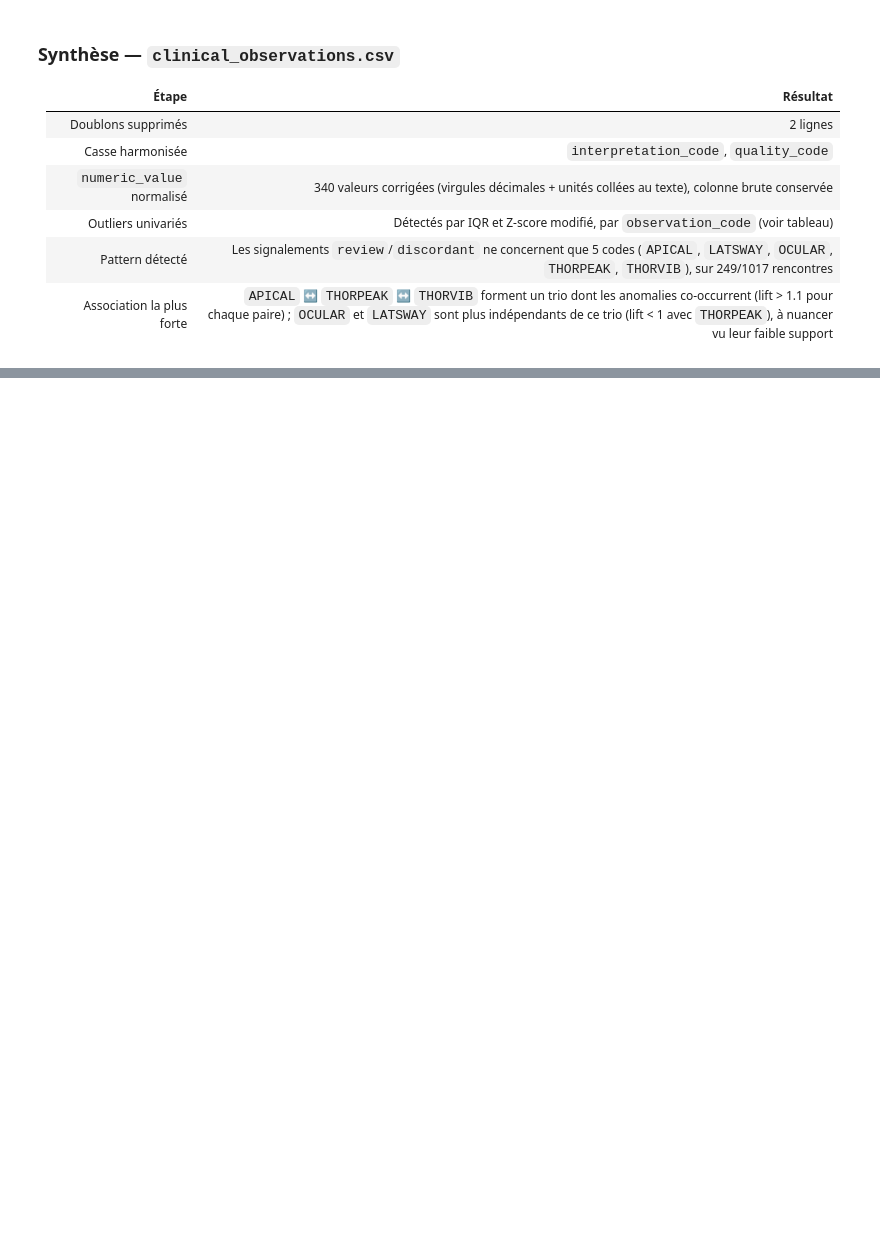
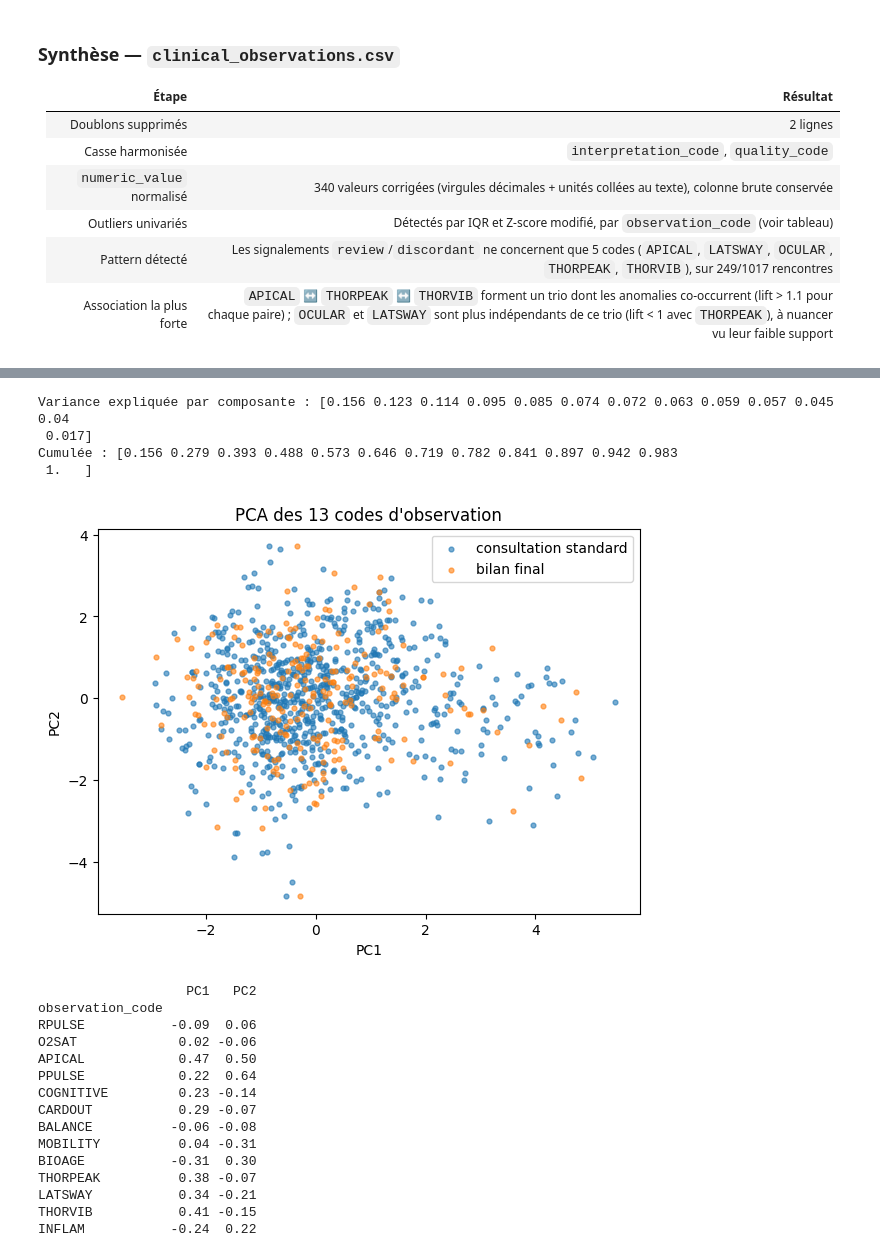
Before and after one commit to Sheik-info/20262027-UE-DataMining-Project, a Jupyter notebook: health.ipynb, the cells around one changed output, grey strips where cells are left out. Drawn from its saved outputs; the diff is of its cells as text; code cells hidden in the pictures; blank space fills up the shorter version.

Commit message:
clinical_observations (partie 1) : tableau large, imputation médiane, standardisation, PCA

```diff
--- a/health.ipynb
+++ b/health.ipynb
@@ -1258,2 +1503,48 @@ df_regles
+# %%
+# Étape 3 : standardisation + PCA
+from sklearn.preprocessing import StandardScaler
+from sklearn.decomposition import PCA
+import matplotlib.pyplot as plt
+
+X_obs = pd.DataFrame(StandardScaler().fit_transform(W_imp),
+                     columns=W_imp.columns, index=W_imp.index)
+
+pca = PCA().fit(X_obs)
+print("Variance expliquée par composante :", pca.explained_variance_ratio_.round(3))
+print("Cumulée :", pca.explained_variance_ratio_.cumsum().round(3))
+
+# Projection 2D colorée par bilan_final (interprétation seulement)
+Z = PCA(n_components=2).fit_transform(X_obs)
+plt.figure(figsize=(7,5))
+for val, lab in [(0,'consultation standard'), (1,'bilan final')]:
+    m = (meta['bilan_final'] == val).values
+    plt.scatter(Z[m,0], Z[m,1], s=12, alpha=0.6, label=lab)
+plt.xlabel('PC1'); plt.ylabel('PC2'); plt.legend()
+plt.title('PCA des 13 codes d\'observation'); plt.show()
+
+# Contributions des variables aux 2 premières composantes
+print(pd.DataFrame(pca.components_[:2].T, index=X_obs.columns,
+                   columns=['PC1','PC2']).round(2))
+# %% [output]
+Variance expliquée par composante : [0.156 0.123 0.114 0.095 0.085 0.074 0.072 0.063 0.059 0.057 0.045 0.04
+ 0.017]
+Cumulée : [0.156 0.279 0.393 0.488 0.573 0.646 0.719 0.782 0.841 0.897 0.942 0.983
+ 1.   ]
+[figure, added]
+                   PC1   PC2
+observation_code
+RPULSE           -0.09  0.06
+O2SAT             0.02 -0.06
+APICAL            0.47  0.50
+PPULSE            0.22  0.64
+COGNITIVE         0.23 -0.14
+CARDOUT           0.29 -0.07
+BALANCE          -0.06 -0.08
+MOBILITY          0.04 -0.31
+BIOAGE           -0.31  0.30
+THORPEAK          0.38 -0.07
+LATSWAY           0.34 -0.21
+THORVIB           0.41 -0.15
+INFLAM           -0.24  0.22
 # %%
 !git status
```
Also changed, not shown: parts of 18 cells of this notebook.
